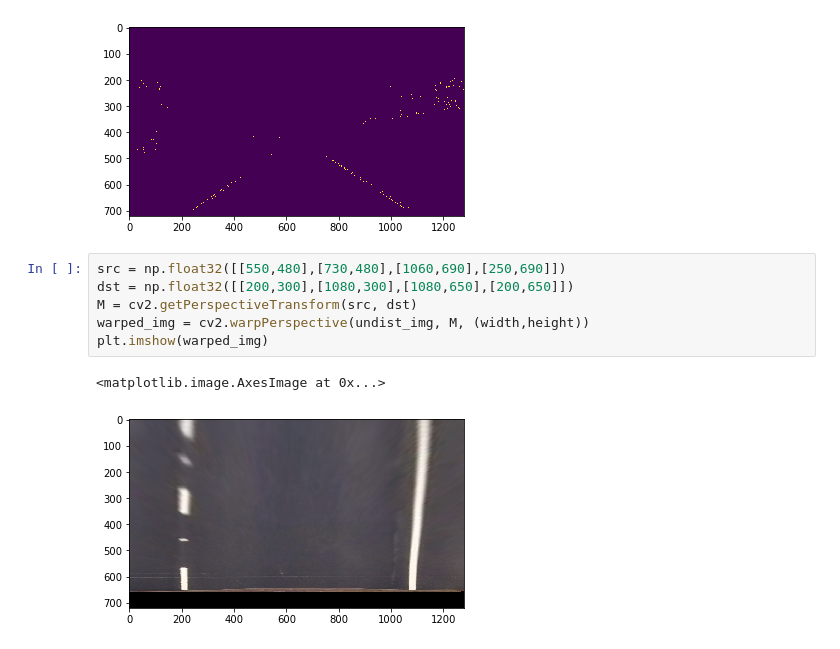
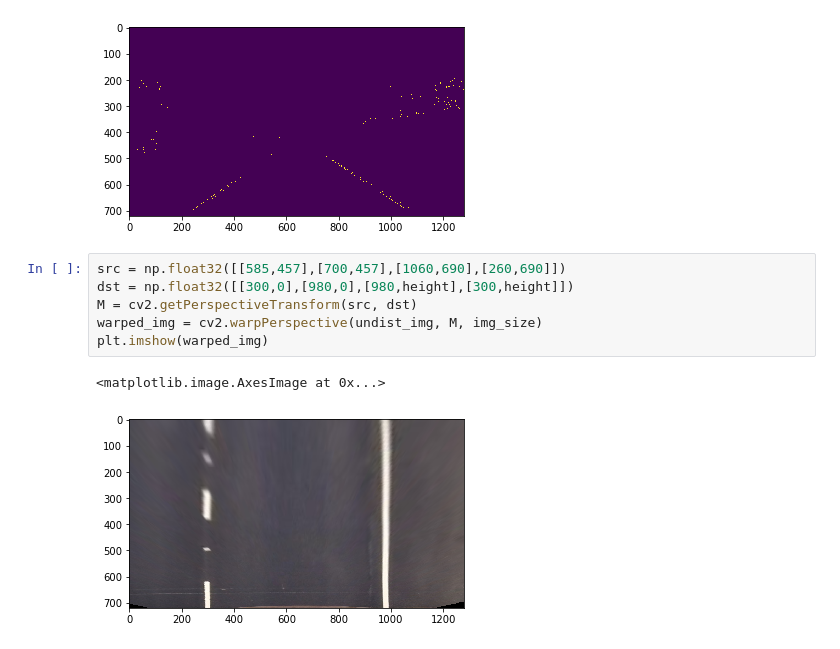
Before and after one commit to JWC1212/CarND-Advanced-Lane-Lines-master, a Jupyter notebook: examples/example.ipynb, the cells around one changed output. Drawn from its saved outputs; the diff is of its cells as text.

Commit message:
add warped test images
fourth commit

```diff
--- a/examples/example.ipynb
+++ b/examples/example.ipynb
@@ -151,11 +151,11 @@ plt.imshow(color_grad_comb)
 <matplotlib.image.AxesImage at 0x...>
 [figure]
 # %%
-src = np.float32([[550,480],[730,480],[1060,690],[250,690]])
-dst = np.float32([[200,300],[1080,300],[1080,650],[200,650]])
+src = np.float32([[585,457],[700,457],[1060,690],[260,690]])
+dst = np.float32([[300,0],[980,0],[980,height],[300,height]])
 M = cv2.getPerspectiveTransform(src, dst)
-warped_img = cv2.warpPerspective(undist_img, M, (width,height))
+warped_img = cv2.warpPerspective(undist_img, M, img_size)
 plt.imshow(warped_img)
 # %% [output]
 <matplotlib.image.AxesImage at 0x...>
-[figure, old version]
+[figure, new version]
```
Also changed, not shown: parts of 3 cells of this notebook, 12 other files.
